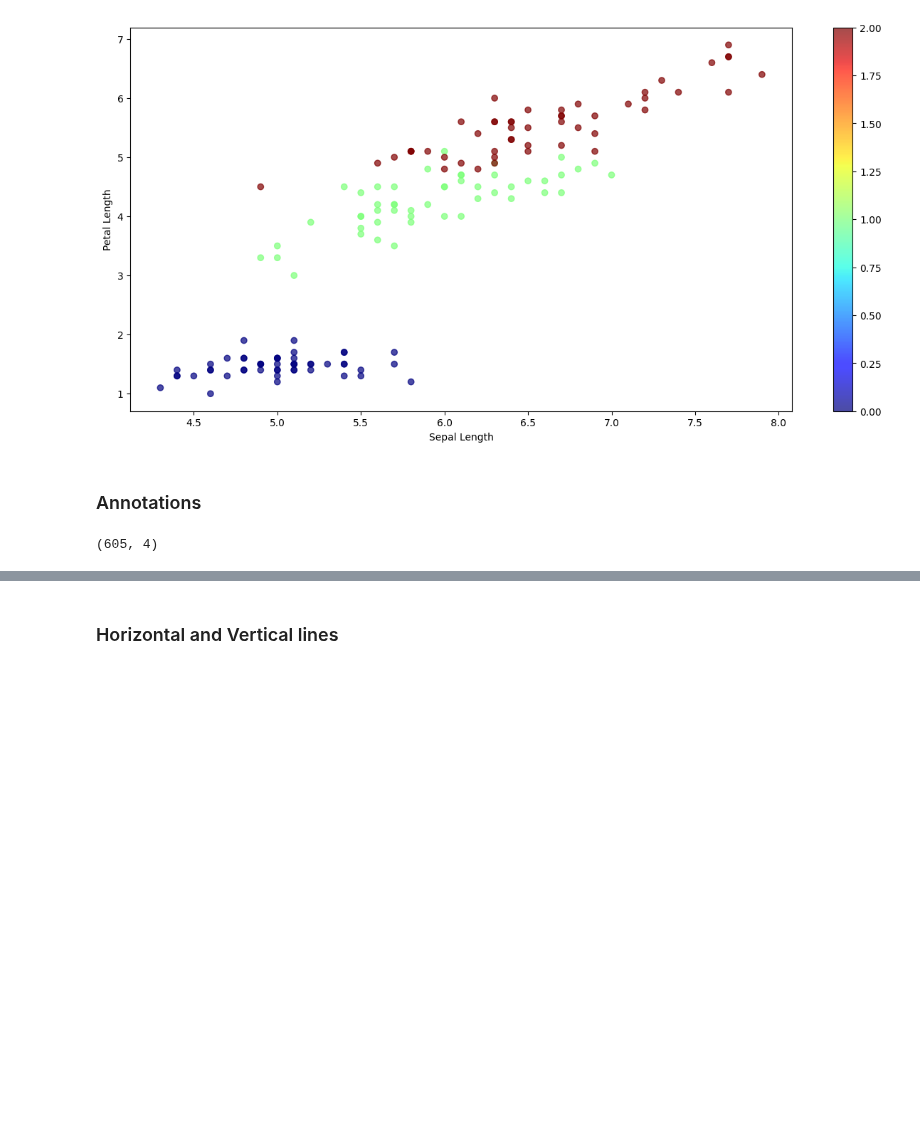
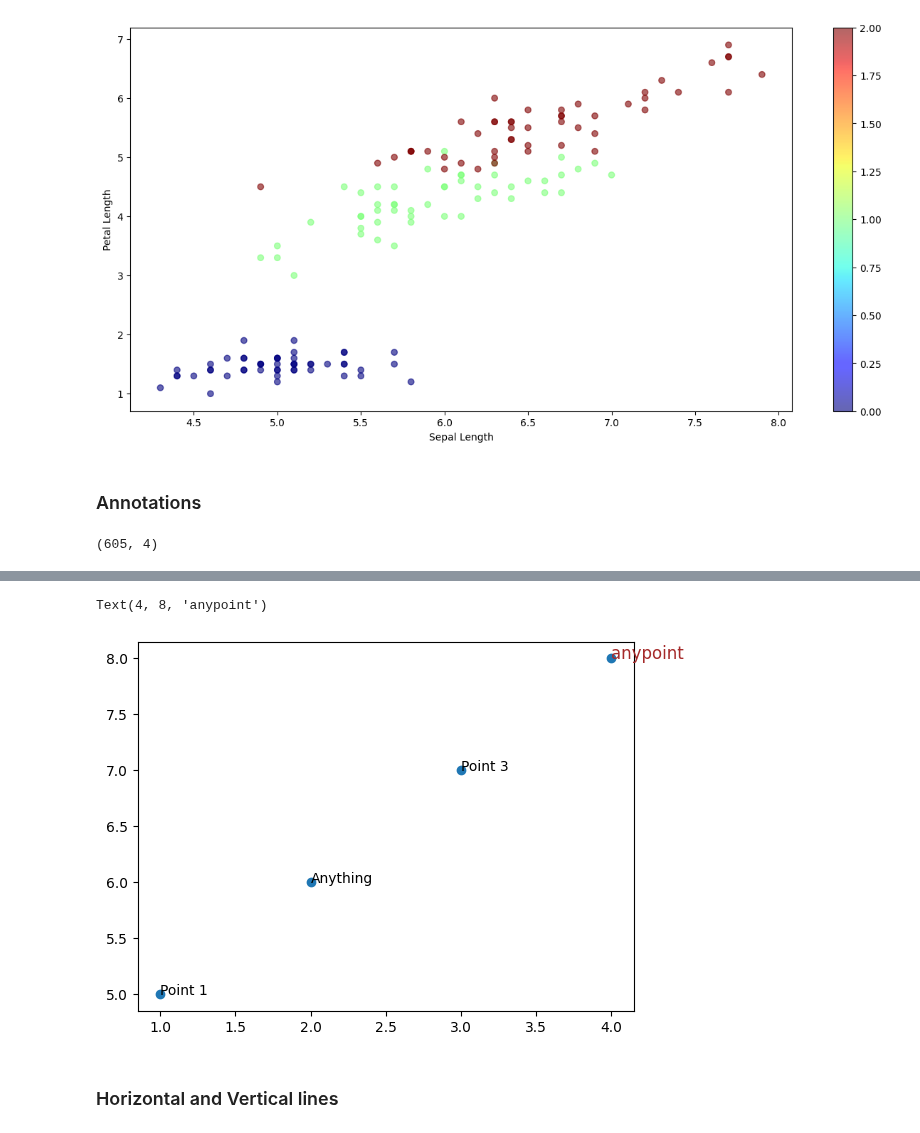
Before and after one commit to GitTanish/lvlPython, a Jupyter notebook: visualizations/Advanced_Matplotlib.ipynb, the cells around one changed output, grey strips where cells are left out. Drawn from its saved outputs; the diff is of its cells as text; code cells hidden in the pictures; blank space fills up the shorter version.

```diff
--- a/visualizations/Advanced_Matplotlib.ipynb
+++ b/visualizations/Advanced_Matplotlib.ipynb
@@ -63,12 +96,15 @@ for i in range(sample_df.shape[0]):
 # %%
 x = [1,2,3,4]
 y = [5,6,7,8]
 
 plt.scatter(x,y)
-plt.text(1,5,'Point 1')
-plt.text(2,6,'Point 2')
-plt.text(3,7,'Point 3')
-plt.text(4,8,'Point 4',fontdict={'size':12,'color':'brown'})
+plt.text(1,5, 'Point 1')
+plt.text(2,6, 'Anything')
+plt.text(3,7, 'Point 3')
+plt.text(4,8, 'anypoint',fontdict={'size':12,'color':'brown'})
+# %% [output]
+Text(4, 8, 'anypoint')
+[figure, added]
 # %% [markdown]
 ### Horizontal and Vertical lines
 # %%
```
Also changed, not shown: parts of 14 cells of this notebook.
